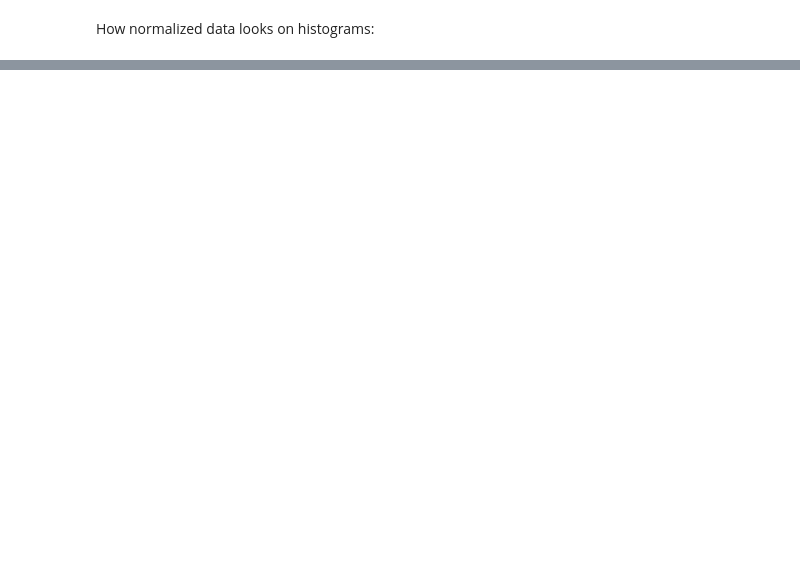
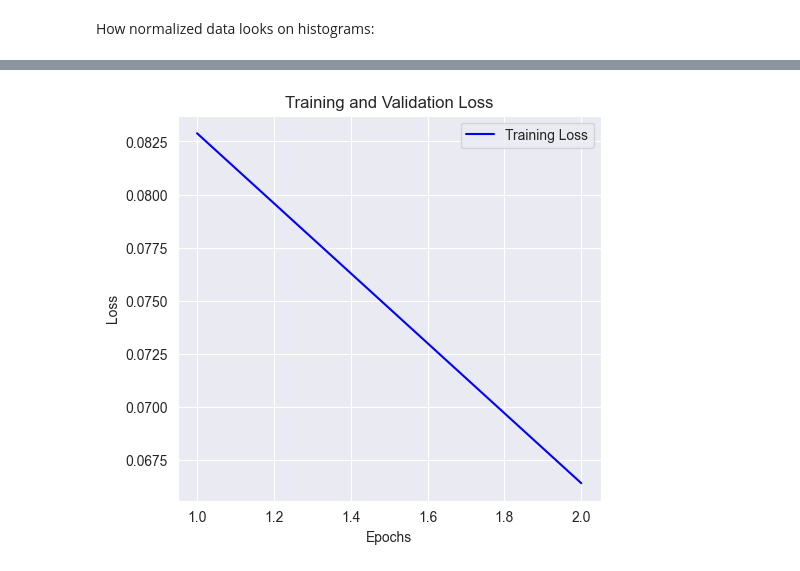
Before and after one commit to daniilstroievskyi/ZNEUS_Project, a Jupyter notebook: eda.ipynb, the cells around one changed output, grey strips where cells are left out. Saved outputs shown, nothing was run; the diff lists cells and outputs as text; code cells hidden in the pictures; blank space fills up the shorter version.

```diff
--- a/eda.ipynb
+++ b/eda.ipynb
@@ -194,0 +208,3 @@ array([[<Axes: title={'center': '0'}>, <Axes: title={'center': '1'}>,
+# %%
+from sklearn.model_selection import train_test_split
+x_train, x_test, y_train, y_test = train_test_split(X_norm, y_norm, test_size=0.15, random_state=4)
@@ -194,0 +213,20 @@ array([[<Axes: title={'center': '0'}>, <Axes: title={'center': '1'}>,
+# %%
+from tensorflow.keras.models import Sequential
+from tensorflow.keras.layers import Dense, Dropout
+from tensorflow.keras.optimizers import Adam
+
+model = Sequential([
+    Dense(32, activation="relu", input_shape=(X_train.shape[1],)),
+    Dense(16, activation="relu"),
+    Dense(1)
+])
+
+model.compile(optimizer=Adam(learning_rate=0.001), loss="mse", metrics=["mae"])
+# %%
+history = model.fit(
+    X_train, y_train,
+    validation_split=0.1,
+    epochs=2,
+    batch_size=32,
+    verbose=1
+)
@@ -194,0 +238,21 @@ array([[<Axes: title={'center': '0'}>, <Axes: title={'center': '1'}>,
+# %%
+# Достаем историю обучения
+loss = history.history['loss']
+val_loss = history.history.get('val_loss')
+mae = history.history.get('mae')
+val_mae = history.history.get('val_mae')
+
+epochs = range(1, len(loss) + 1)
+
+# График функции потерь
+plt.figure(figsize=(12,5))
+
+plt.subplot(1,2,1)
+plt.plot(epochs, loss, 'b-', label='Training Loss')
+plt.title('Training and Validation Loss')
+plt.xlabel('Epochs')
+plt.ylabel('Loss')
+plt.legend()
+plt.show()
+# %% [output]
+[figure, added]
```
Also changed, not shown: parts of 13 cells of this notebook.
